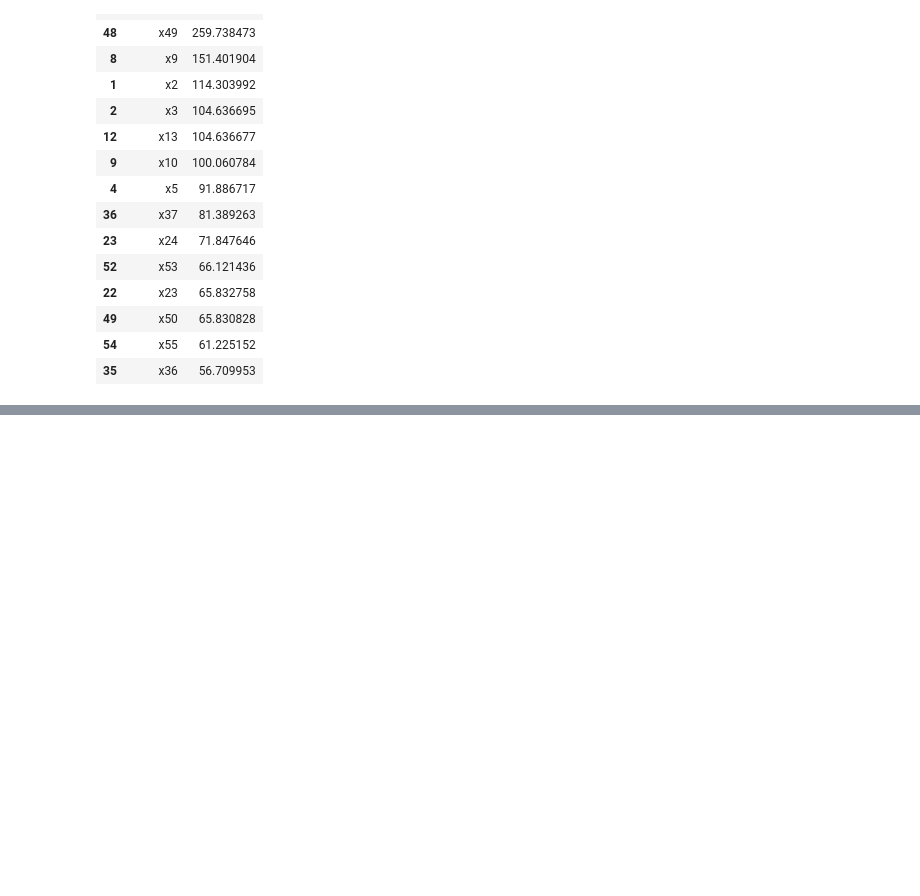
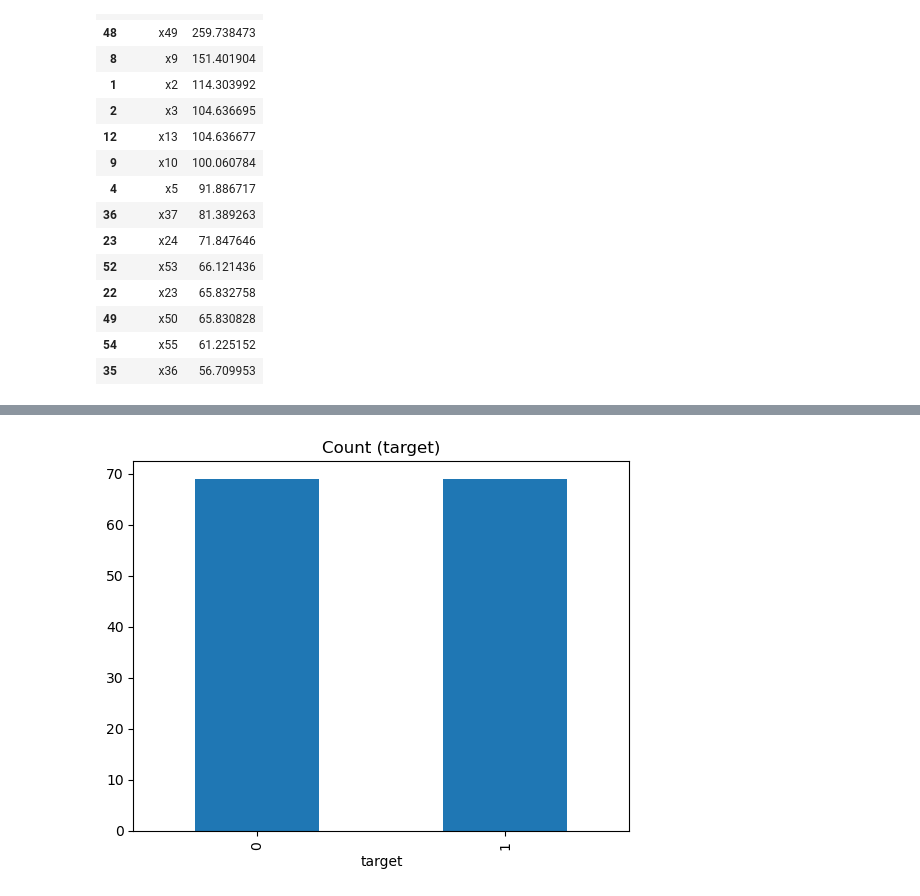
Before and after one commit to Elixir-sir/TASK-INTERN-CAREER, a Jupyter notebook: financial distress_analysis.ipynb, the cells around one changed output, grey strips where cells are left out. Drawn from its saved outputs; the diff is of its cells as text; code cells hidden in the pictures; blank space fills up the shorter version.

Commit message:
predictive model for financial distress data

```diff
--- a/financial distress_analysis.ipynb
+++ b/financial distress_analysis.ipynb
@@ -185,0 +261,24 @@ KeyError: 'specs'
+# %%
+# Concatenating the features and target dataframes into a single dataframe
+train = pd.concat([X_train, y_train], axis=1)
+
+# Separating the minority and majority classes
+non_distressed = train[train["target"] == 0]
+distressed = train[train["target"] == 1]
+
+# Getting the `sample_size` random rows of the majority class (non-distressed)
+sample_size = y_train.value_counts()[1]
+non_distressed_under = non_distressed.sample(sample_size, random_state=42)
+
+# Concatenating minority and under-sampled majority
+train_under = pd.concat([non_distressed_under, distressed])
+
+# Getting X and y train sets with under-sampled data
+X_train_under = train_under.drop("target", axis=1)
+y_train_under = train_under["target"]
+
+# Plot the count after under-sampling
+y_train_under.value_counts().plot(kind='bar', title='Count (target)')
+plt.show()
+# %% [output]
+[figure, added]
```
Also changed, not shown: parts of 19 cells of this notebook.
